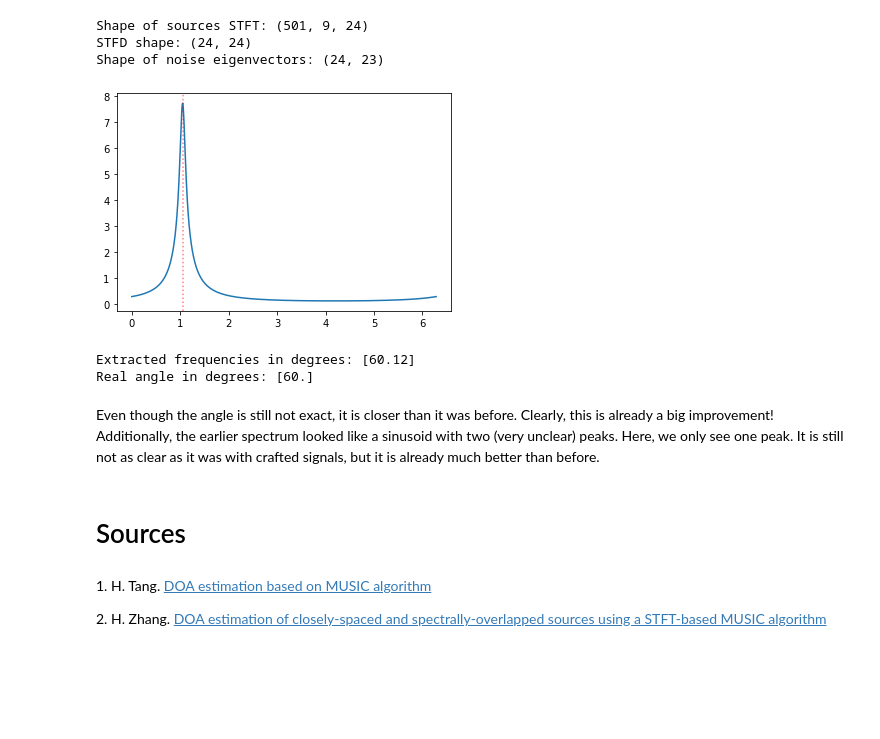
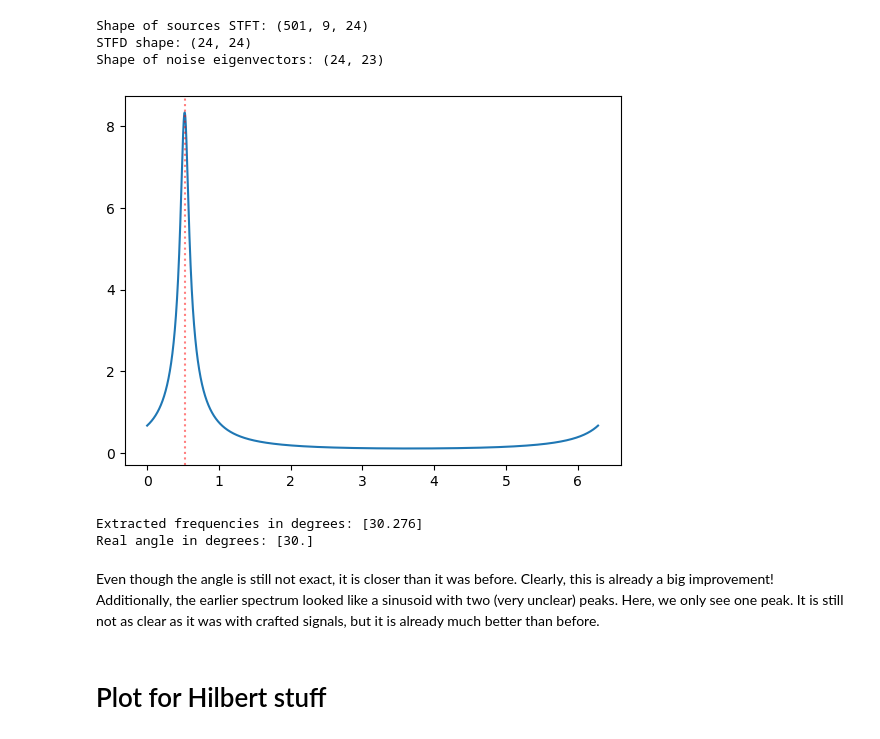
Before and after one commit to MichelDucartier/music_doa, a Jupyter notebook: MUSIC_report.ipynb, the cells around one changed output. Drawn from its saved outputs; the diff is of its cells as text; code cells hidden in the pictures; blank space fills up the shorter version.

```diff
--- a/MUSIC_report.ipynb
+++ b/MUSIC_report.ipynb
@@ -185,0 +164,15 @@ actual thetas:    [0.5 1. ]
+# %%
+coordinates = np.zeros((2, n_mics))
+for i in range(coordinates.shape[1]):
+    coordinates[1, i] = i * mic_distance
+
+
+'''import json
+with open('../music_doa/last_year/protocol.json') as json_file:
+    protocol = json.load(json_file)
+
+microphone_3D_locations = np.array(protocol['geometry']['microphones']['locations'])
+top_mics = np.isclose(microphone_3D_locations[:,2], 0.06123724)
+microphone_2D_locations = microphone_3D_locations[top_mics, :2]
+room_dim = np.r_[10.,10.]
+coordinates = (microphone_2D_locations + room_dim / 2).T#*100'''
@@ -235,6 +271,6 @@ aroom.plot()
 # %%
 # Add sources of 1 second duration
-azimuth = np.array([60]) / 180. * np.pi
+azimuth = np.array([30]) / 180. * np.pi
 
 rng = np.random.RandomState(23)
 duration_samples = 10000
@@ -395,39 +431,33 @@ Finally the main issue is that MUSIC assumes a narrowband signal (which is not a
 # %% [markdown]
 For the advanced tools, we start by implementing a MUSIC for DOA estimation based on the short time Fourier transform, as described in [[2]](#stft_paper). We build on the data obtained through the simulation using pyroom acoustics.
 # %%
-n_sources = len(azimuth)
 seg_duration = 1.0
+n_sources = 1
 
-spectrum = music_with_frequency(aroom.mic_array.signals, n_sources, fs,
-                                microphone_2D_locations.T, segment_duration=seg_duration, freq_range=pra_freq_range)
+spectrum_stft = music_with_frequency(aroom.mic_array.signals, n_sources, fs,
+                        microphone_2D_locations.T, segment_duration=seg_duration, freq_range=pra_freq_range)
 # %% [output]
 Shape of sources STFT: (501, 9, 24)
 STFD shape: (24, 24)
 Shape of noise eigenvectors: (24, 23)
 # %%
-X = np.linspace(0, 2 * np.pi, 1000)
-Y = np.array([spectrum(x) for x in X])
+X = np.linspace(0, 2 * np.pi, 10000)
+Y = np.array([spectrum_stft(x) for x in X])
 
 plt.plot(X, Y)
 
-for theta in azimuth:
-    plt.axvline(x=theta, color='red', linestyle=':', alpha=0.5)
+plt.axvline(x=angle_rad, color='red', linestyle=':', alpha=0.5)
 
 plt.show()
 # %% [output]
-[figure, old version]
+[figure, new version]
 # %%
 print("Extracted frequencies in degrees:", extract_frequencies(spectrum, n_sources, [0, 2 * np.pi])* 180 / np.pi)
 print("Real angle in degrees:", azimuth * 180 / np.pi)
 # %% [output]
-Extracted frequencies in degrees: [60.12]
-Real angle in degrees: [60.]
+Extracted frequencies in degrees: [30.276]
+Real angle in degrees: [30.]
 # %% [markdown]
 Even though the angle is still not exact, it is closer than it was before. Clearly, this is already a big improvement! Additionally, the earlier spectrum looked like a sinusoid with two (very unclear) peaks. Here, we only see one peak. It is still not as clear as it was with crafted signals, but it is already much better than before.
-# %% [markdown]
-# Sources
-# %% [markdown]
-<a id='paper_1'></a> 1. H. Tang. [DOA estimation based on MUSIC algorithm](https://www.semanticscholar.org/paper/Examensarbete-DOA-estimation-based-on-MUSIC-Tang-Nordebo/5ff7806b44e60d41c21429e1ad2755d72bba41d7?p2df)
-
-<a id='stft_paper'></a>
-2. H. Zhang. [DOA estimation of closely-spaced and spectrally-overlapped sources using a STFT-based MUSIC algorithm](https://www.sciencedirect.com/science/article/abs/pii/S1051200416000312?fr=RR-2&ref=pdf_download&rr=8818b146ad17702e)
+# %% [markdown]
+# Plot for Hilbert stuff
```
Also changed, not shown: parts of 34 cells of this notebook.
